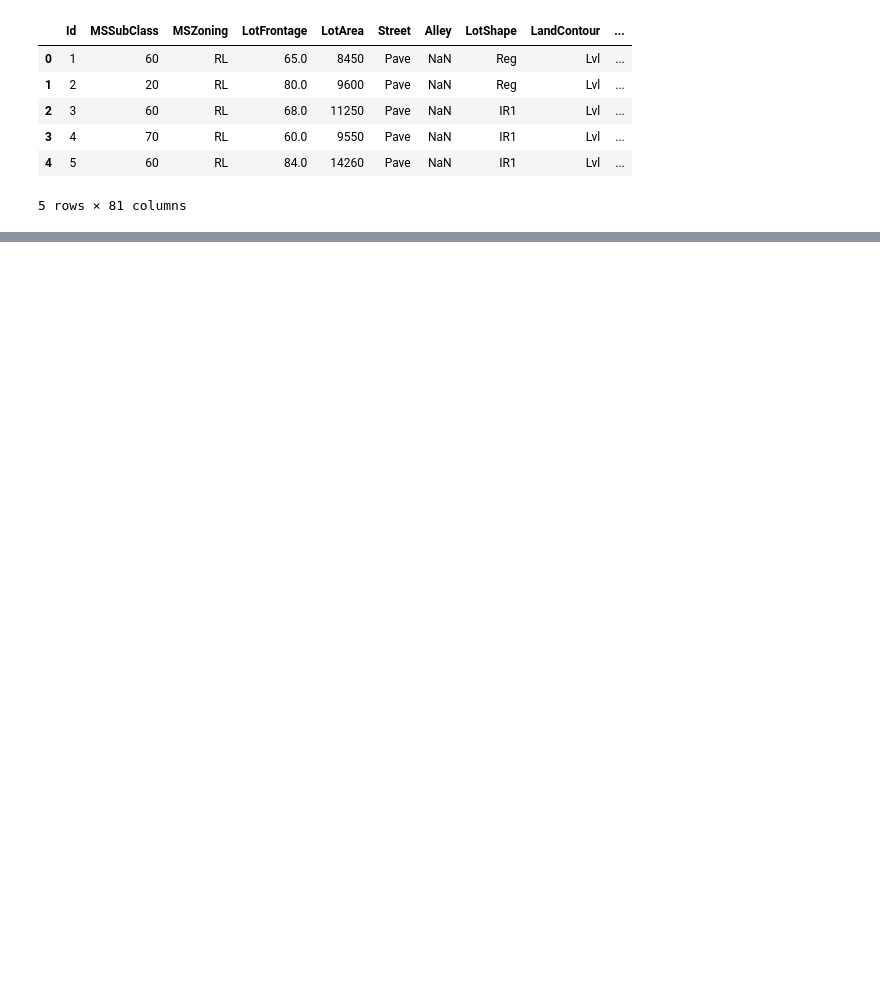
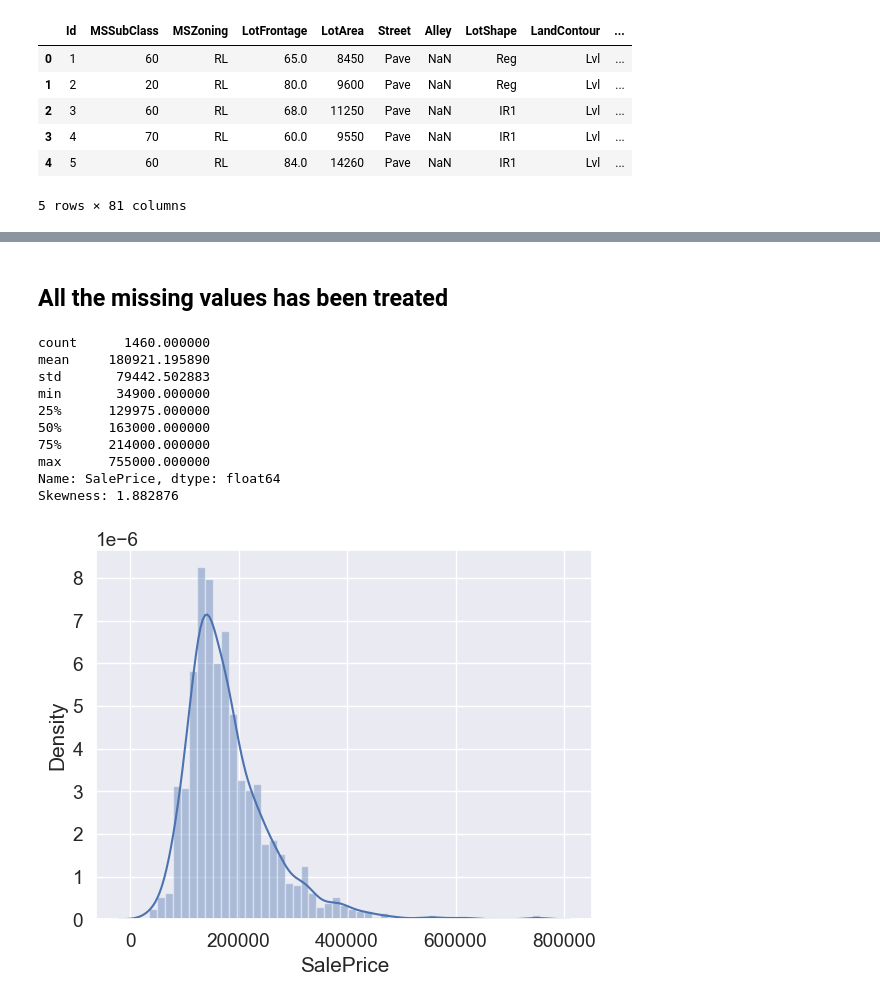
Before and after one commit to sarpsl/SurpriseHousing, a Jupyter notebook: AdvancedRegression.ipynb, the cells around one changed output, grey strips where cells are left out. Saved outputs shown, nothing was run; the diff lists cells and outputs as text; code cells hidden in the pictures; blank space fills up the shorter version.

```diff
--- a/AdvancedRegression.ipynb
+++ b/AdvancedRegression.ipynb
@@ -16,0 +202,14 @@ df.head()
+# %%
+# fill NA basing on the data definition
+df['GarageCond'] = df['GarageCond'].fillna('No Garage')
+df['GarageType'] = df['GarageType'].fillna('No Garage')
+df['GarageFinish'] = df['GarageFinish'].fillna('No Garage')
+df['GarageQual'] = df['GarageQual'].fillna('No Garage')
+df['BsmtFinType2'] = df['BsmtFinType2'].fillna('No Basement')
+df['BsmtExposure'] = df['BsmtExposure'].fillna('No Basement')
+df['BsmtQual'] = df['BsmtQual'].fillna('No Basement')
+df['BsmtCond'] = df['BsmtCond'].fillna('No Basement')
+df['BsmtFinType1'] = df['BsmtFinType1'].fillna('No Basement')
+
+# as there is no default value for NA, basing on data definition, replacing with top option
+df['Electrical'] = df['Electrical'].fillna('SBrkr')
@@ -16,0 +286,20 @@ df.head()
+# %% [markdown]
+## All the missing values has been treated
+# %%
+# check dependent variable [SalePrice] and Regularize, if needed
+
+print(df['SalePrice'].describe())
+sns.distplot(df['SalePrice'])
+print("Skewness: %f" % df['SalePrice'].skew())
+# %% [output]
+count      1460.000000
+mean     180921.195890
+std       79442.502883
+min       34900.000000
+25%      129975.000000
+50%      163000.000000
+75%      214000.000000
+max      755000.000000
+Name: SalePrice, dtype: float64
+Skewness: 1.882876
+[figure, added]
```
Also changed, not shown: parts of 64 cells of this notebook.
